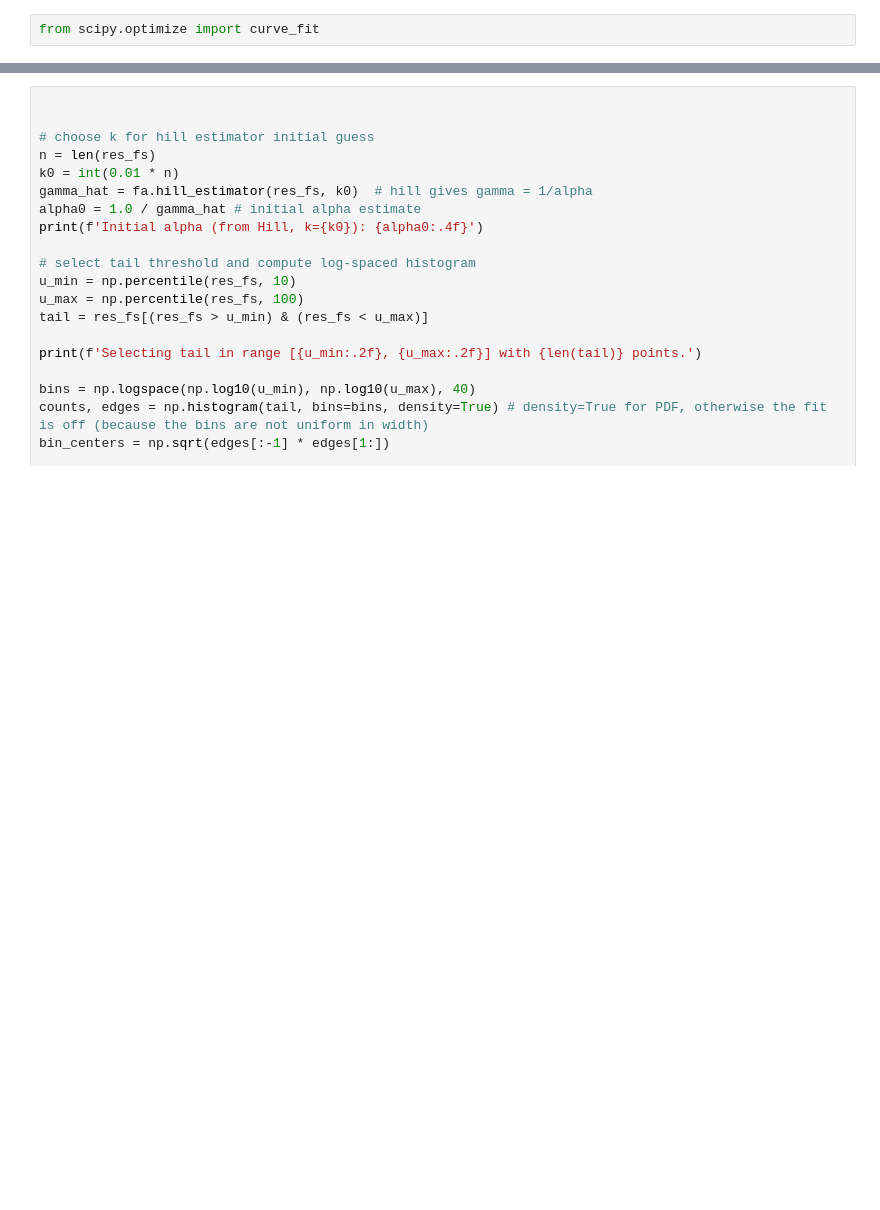
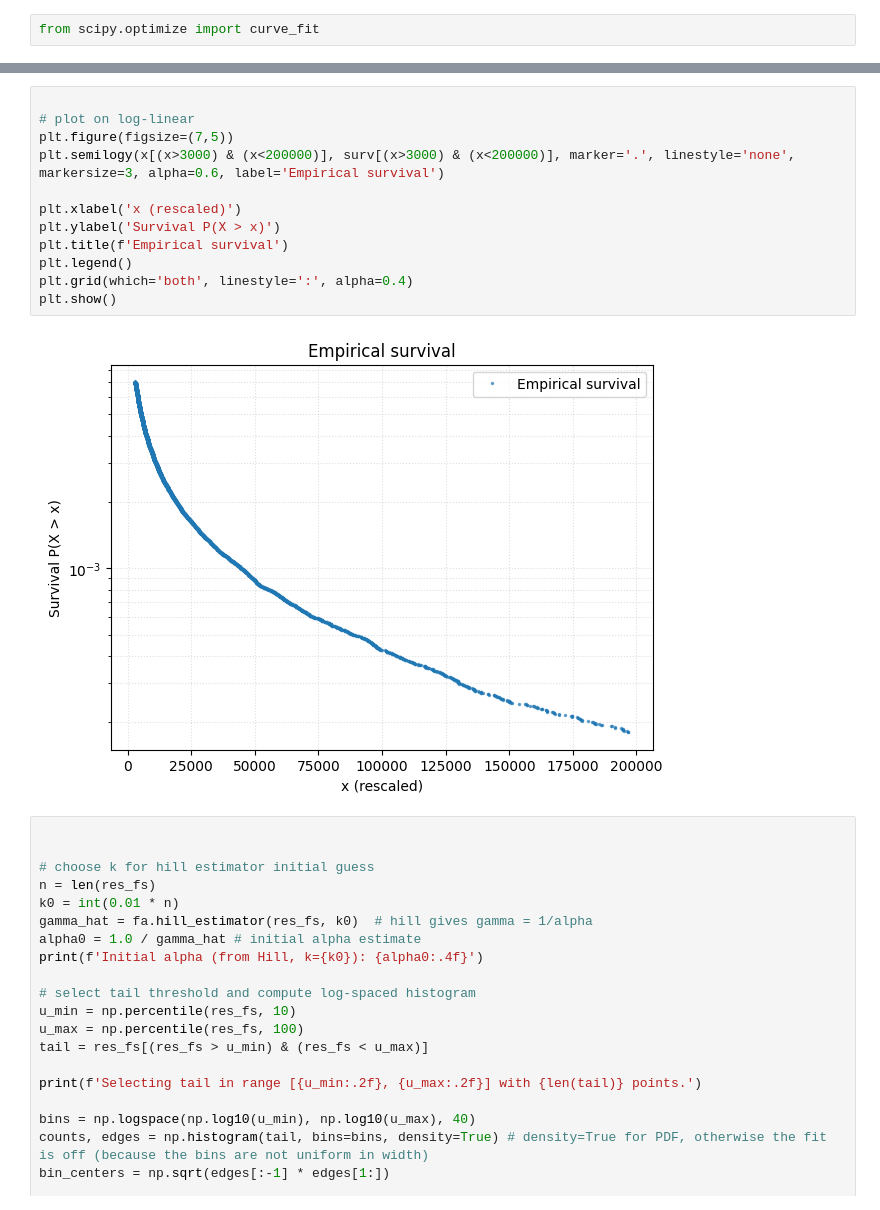
Before and after one commit to LoreAmato/simul_agg_loss, a Jupyter notebook: fire_analysis.ipynb, the cells around one changed output, grey strips where cells are left out. Drawn from its saved outputs; the diff is of its cells as text; blank space fills up the shorter version.

```diff
--- a/fire_analysis.ipynb
+++ b/fire_analysis.ipynb
@@ -160,3 +161,17 @@ plt.show()
+# %%
+
+# plot on log-linear
+plt.figure(figsize=(7,5))
+plt.semilogy(x[(x>3000) & (x<200000)], surv[(x>3000) & (x<200000)], marker='.', linestyle='none', markersize=3, alpha=0.6, label='Empirical survival')
+
+plt.xlabel('x (rescaled)')
+plt.ylabel('Survival P(X > x)')
+plt.title(f'Empirical survival')
+plt.legend()
+plt.grid(which='both', linestyle=':', alpha=0.4)
+plt.show()
+# %% [output]
+[figure, added]
 # %%
 
 
```
Also changed, not shown: parts of 21 cells of this notebook.
